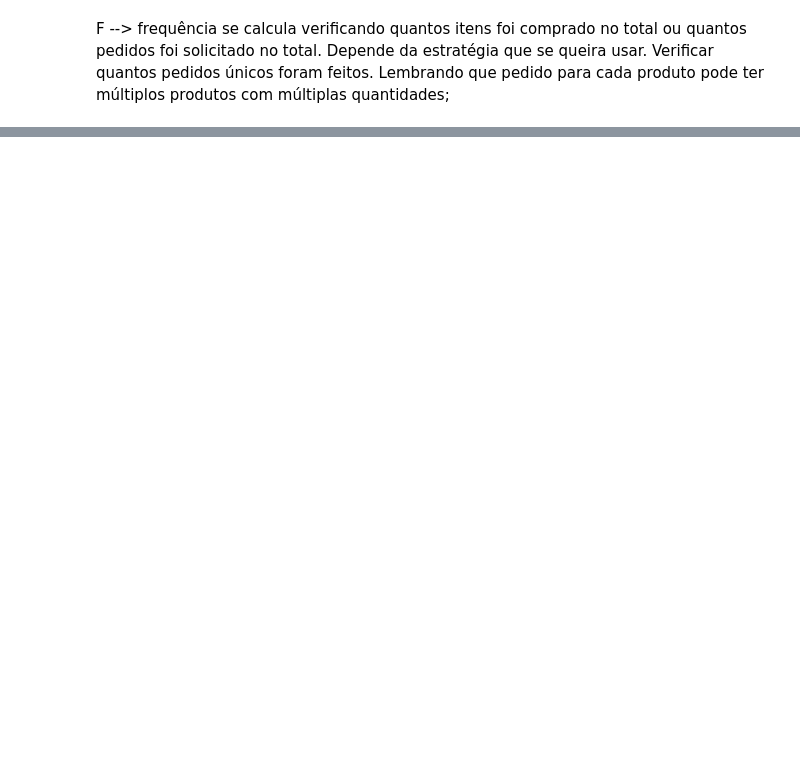
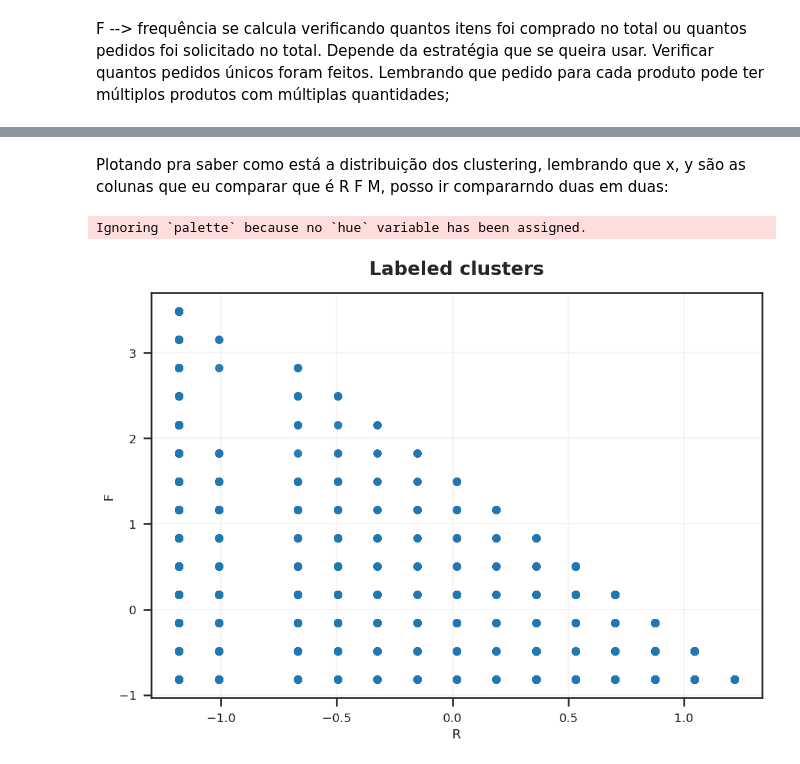
Before and after one commit to Epilef86/Clusterizacao_Pratica, a Jupyter notebook: Lojista.ipynb, the cells around one changed output, grey strips where cells are left out. Saved outputs shown, nothing was run; the diff lists cells and outputs as text; code cells hidden in the pictures; blank space fills up the shorter version.

```diff
--- a/Lojista.ipynb
+++ b/Lojista.ipynb
@@ -581,0 +600,2 @@ df_rfm = df_rfm.drop(23174)
+# %%
+df_resultado = df_resultado.drop(columns=['rec_month', 'diff_days'], axis=1)
@@ -581,0 +618,3 @@ df_rfm = df_rfm.drop(23174)
+# %%
+# renomear as colunas
+df_resultado = df_resultado.rename(columns={'rec_est_id': 'ID', 'diff_months': 'R', 'F': 'F', 'rec_month_mf': 'M'})
@@ -581,0 +639,2 @@ df_rfm = df_rfm.drop(23174)
+# %%
+df_clustering = df_resultado.drop(columns=['ID'], axis=1)
@@ -581,0 +659,2 @@ df_rfm = df_rfm.drop(23174)
+# %%
+df_clustering = df_clustering.apply(scale)
@@ -581,0 +803,10 @@ df_rfm = df_rfm.drop(23174)
+# %% [markdown]
+Plotando pra saber como está a distribuição dos clustering, lembrando que x, y são as colunas que eu comparar que é R F M, posso ir compararndo duas em duas:
+# %%
+# Visualize Distribuição da relação de R x F
+sns.scatterplot(data=df_clustering, x='R', y='F', **scatter_kwargs)
+plt.title('Labeled clusters')
+plt.show()
+# %% [output]
+Ignoring `palette` because no `hue` variable has been assigned.
+[figure, added]
```
Also changed, not shown: parts of 97 cells of this notebook.
